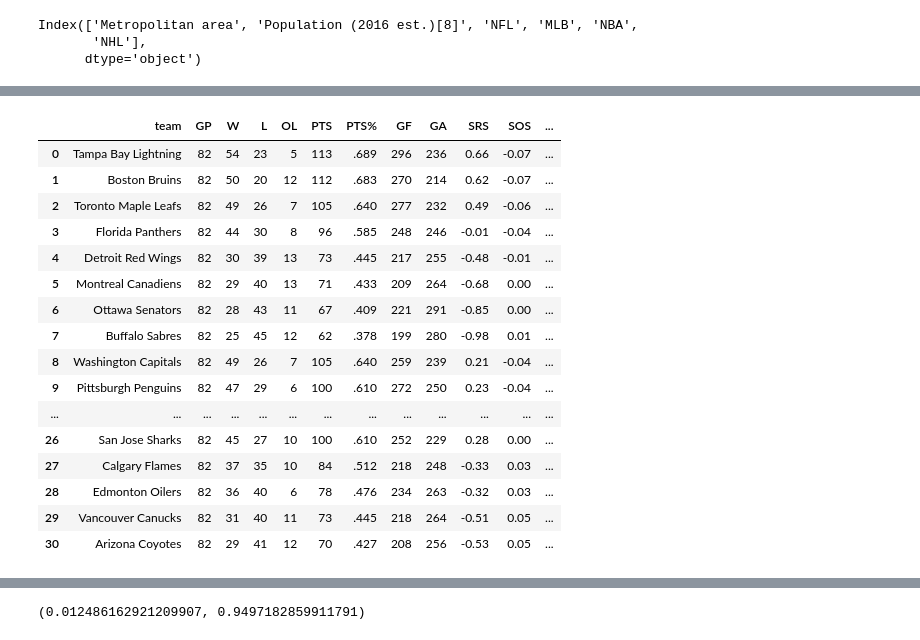
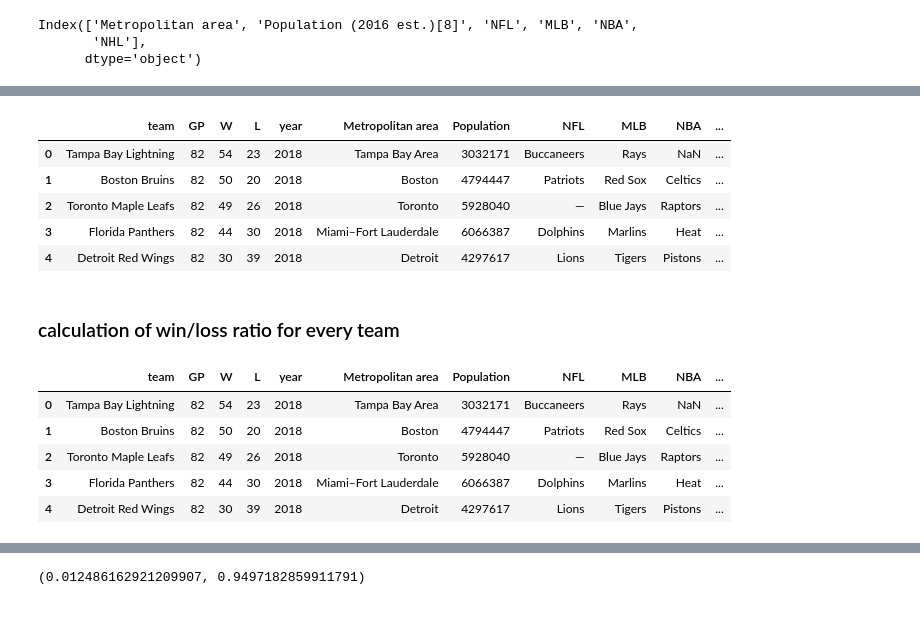
Before and after one commit to Aafaaq77/appliedDataSciencewithPython, a Jupyter notebook: P4DataScienceAssigment4.ipynb, the cells around one changed output, grey strips where cells are left out. Cells and saved outputs as stored; diff of their text form; code cells hidden in the pictures.

```diff
--- a/P4DataScienceAssigment4.ipynb
+++ b/P4DataScienceAssigment4.ipynb
@@ -214,31 +194,24 @@ nhl_df.head()
 # %%
-combined_df = pd.merge(nhl_df, cities, how='inner', left_on='Metropolitan area', right_on='Metropolitan area')
+combined_df = pd.merge(nhl_df, cities, how='inner', on='Metropolitan area')
+combined_df.head()
+# %% [output]
+|  | team | GP | W | L | year | Metropolitan area | Population | NFL | MLB | NBA | ... |
+| 0 | Tampa Bay Lightning | 82 | 54 | 23 | 2018 | Tampa Bay Area | 3032171 | Buccaneers | Rays | NaN | ... |
+| 1 | Boston Bruins | 82 | 50 | 20 | 2018 | Boston | 4794447 | Patriots | Red Sox | Celtics | ... |
+| 2 | Toronto Maple Leafs | 82 | 49 | 26 | 2018 | Toronto | 5928040 | — | Blue Jays | Raptors | ... |
+| 3 | Florida Panthers | 82 | 44 | 30 | 2018 | Miami–Fort Lauderdale | 6066387 | Dolphins | Marlins | Heat | ... |
+| 4 | Detroit Red Wings | 82 | 30 | 39 | 2018 | Detroit | 4297617 | Lions | Tigers | Pistons | ... |
-# %%
-combined_df['GP'] = combined_df['GP'].astype(int)
-# %%
-combined_df['L'] = combined_df['L'].astype(int)
-# %%
-combined_df['W'] = combined_df['W'].astype(int)
+# %% [markdown]
+### calculation of win/loss ratio for every team
 # %%
 combined_df['W/L'] = combined_df['W']/(combined_df['W']+combined_df['L'])
 # %%
-combined_df
+combined_df.head()
 # %% [output]
-|  | team | GP | W | L | OL | PTS | PTS% | GF | GA | SRS | SOS | ... |
-| 0 | Tampa Bay Lightning | 82 | 54 | 23 | 5 | 113 | .689 | 296 | 236 | 0.66 | -0.07 | ... |
-| 1 | Boston Bruins | 82 | 50 | 20 | 12 | 112 | .683 | 270 | 214 | 0.62 | -0.07 | ... |
-| 2 | Toronto Maple Leafs | 82 | 49 | 26 | 7 | 105 | .640 | 277 | 232 | 0.49 | -0.06 | ... |
-| 3 | Florida Panthers | 82 | 44 | 30 | 8 | 96 | .585 | 248 | 246 | -0.01 | -0.04 | ... |
-| 4 | Detroit Red Wings | 82 | 30 | 39 | 13 | 73 | .445 | 217 | 255 | -0.48 | -0.01 | ... |
-| 5 | Montreal Canadiens | 82 | 29 | 40 | 13 | 71 | .433 | 209 | 264 | -0.68 | 0.00 | ... |
-| 6 | Ottawa Senators | 82 | 28 | 43 | 11 | 67 | .409 | 221 | 291 | -0.85 | 0.00 | ... |
-| 7 | Buffalo Sabres | 82 | 25 | 45 | 12 | 62 | .378 | 199 | 280 | -0.98 | 0.01 | ... |
-| 8 | Washington Capitals | 82 | 49 | 26 | 7 | 105 | .640 | 259 | 239 | 0.21 | -0.04 | ... |
-| 9 | Pittsburgh Penguins | 82 | 47 | 29 | 6 | 100 | .610 | 272 | 250 | 0.23 | -0.04 | ... |
-| ... | ... | ... | ... | ... | ... | ... | ... | ... | ... | ... | ... | ... |
-| 26 | San Jose Sharks | 82 | 45 | 27 | 10 | 100 | .610 | 252 | 229 | 0.28 | 0.00 | ... |
-| 27 | Calgary Flames | 82 | 37 | 35 | 10 | 84 | .512 | 218 | 248 | -0.33 | 0.03 | ... |
-| 28 | Edmonton Oilers | 82 | 36 | 40 | 6 | 78 | .476 | 234 | 263 | -0.32 | 0.03 | ... |
-| 29 | Vancouver Canucks | 82 | 31 | 40 | 11 | 73 | .445 | 218 | 264 | -0.51 | 0.05 | ... |
-| 30 | Arizona Coyotes | 82 | 29 | 41 | 12 | 70 | .427 | 208 | 256 | -0.53 | 0.05 | ... |
+|  | team | GP | W | L | year | Metropolitan area | Population | NFL | MLB | NBA | ... |
+| 0 | Tampa Bay Lightning | 82 | 54 | 23 | 2018 | Tampa Bay Area | 3032171 | Buccaneers | Rays | NaN | ... |
+| 1 | Boston Bruins | 82 | 50 | 20 | 2018 | Boston | 4794447 | Patriots | Red Sox | Celtics | ... |
+| 2 | Toronto Maple Leafs | 82 | 49 | 26 | 2018 | Toronto | 5928040 | — | Blue Jays | Raptors | ... |
+| 3 | Florida Panthers | 82 | 44 | 30 | 2018 | Miami–Fort Lauderdale | 6066387 | Dolphins | Marlins | Heat | ... |
+| 4 | Detroit Red Wings | 82 | 30 | 39 | 2018 | Detroit | 4297617 | Lions | Tigers | Pistons | ... |
 # %%
```
Also changed, not shown: parts of 90 cells of this notebook.
